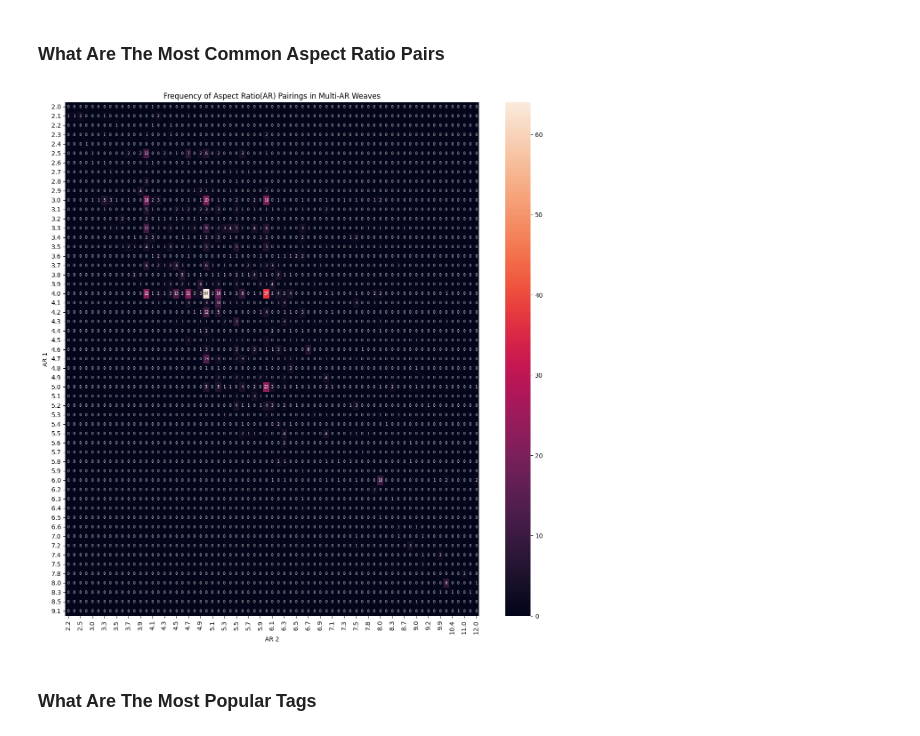
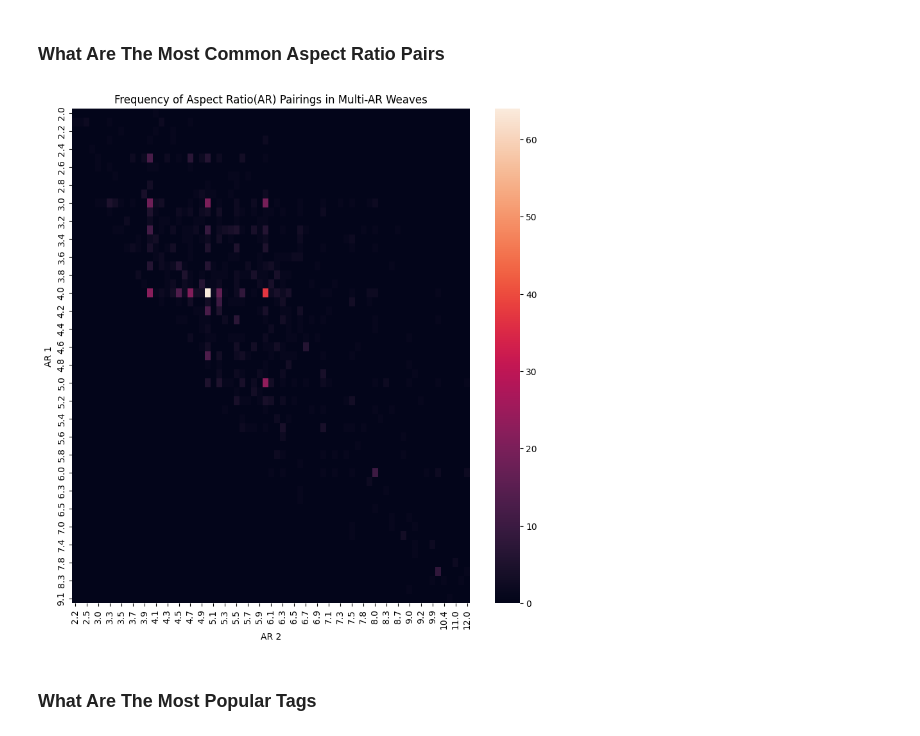
Before and after one commit to moaatt2/chainmail_stats, a Jupyter notebook: Notebooks/process_data.ipynb, the cells around one changed output. Saved outputs shown, nothing was run; the diff lists cells and outputs as text; code cells hidden in the pictures.

Commit message:
Removed numbers from heatmap for improved clarity.

```diff
--- a/Notebooks/process_data.ipynb
+++ b/Notebooks/process_data.ipynb
@@ -276,14 +276,14 @@ _ = singleARWithTutorials.plot(
 # %%
 
 # Format the data
 pivoted_data = ar_pairs.pivot_table(columns='AR 2', index='AR 1', values='ones', aggfunc='count').fillna(0)
 
 # Create the graph
-fig, ax = plt.subplots(figsize=(15, 15))
-g = sns.heatmap(pivoted_data, ax=ax, annot=True, annot_kws={'fontsize': 6})
+fig, ax = plt.subplots(figsize=(10, 10))
+g = sns.heatmap(pivoted_data, ax=ax)
 _ = ax.set_title('Frequency of Aspect Ratio(AR) Pairings in Multi-AR Weaves')
 # %% [output]
-[figure, old version]
+[figure, new version]
 # %% [markdown]
 ### What Are The Most Popular Tags
 # %%
```
